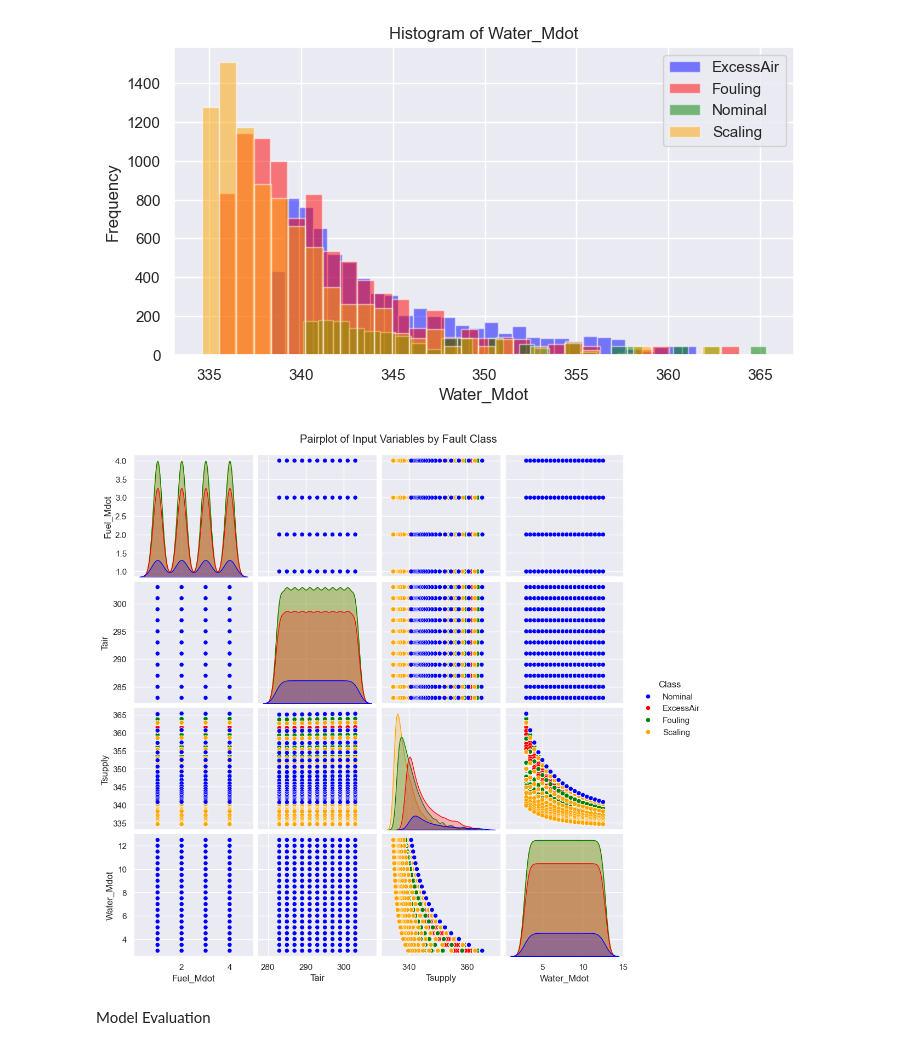
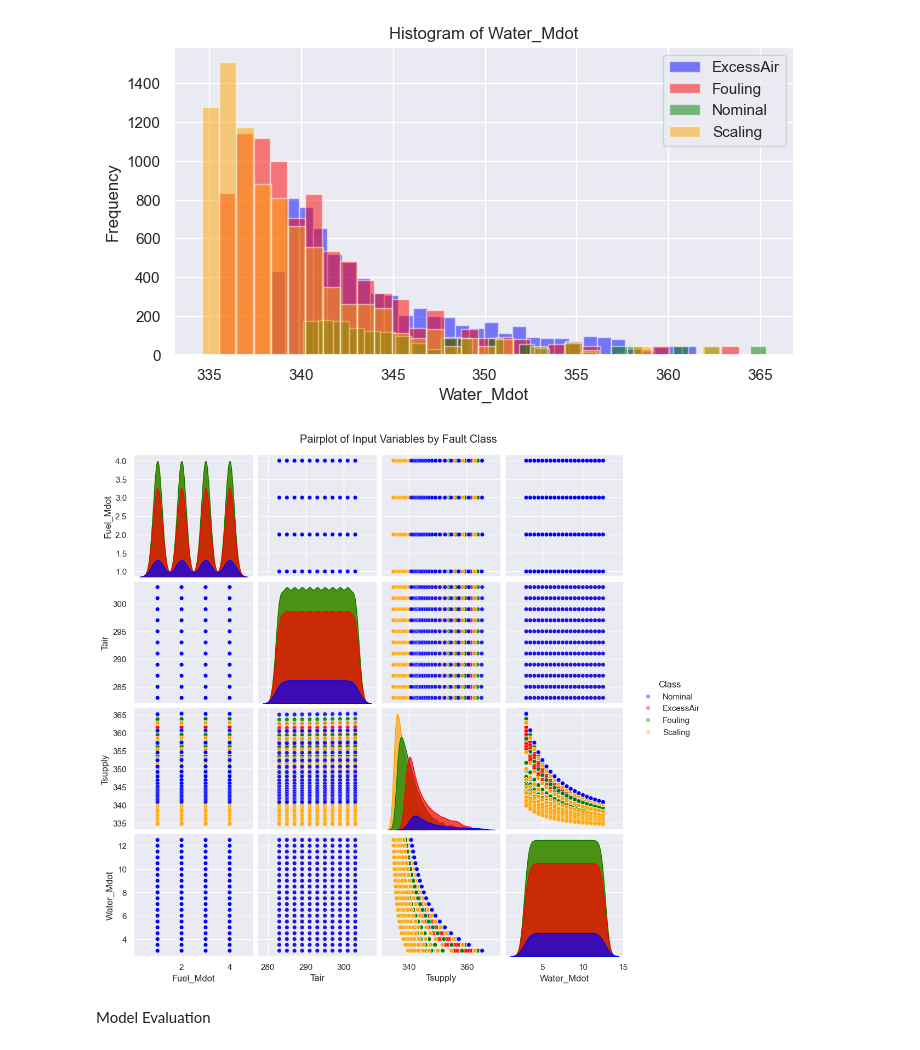
Before and after one commit to IKOKHONDEEKHONDERM/Machine_Learning_for_PM_and_PdM, a Jupyter notebook: Chapter13_DT_RF_Ensemble/RandomForest_FaultClassification_Boilers.ipynb, the cells around one changed output. Drawn from its saved outputs; the diff is of its cells as text; code cells hidden in the pictures.

```diff
--- a/Chapter13_DT_RF_Ensemble/RandomForest_FaultClassification_Boilers.ipynb
+++ b/Chapter13_DT_RF_Ensemble/RandomForest_FaultClassification_Boilers.ipynb
@@ -139,16 +139,27 @@ for i, col in enumerate(feature_names):
 [figure]
 [figure]
 # %%
-# Pairplot: ดูการกระจายของหลายตัวแปรพร้อมกัน
-from seaborn import pairplot
+import seaborn as sns
+import matplotlib.pyplot as plt
+
+feature_names = data.columns[[0,1,3,4]]
+class_names = le.classes_
+colors = ['blue', 'red', 'green', 'orange']
 
 df_plot = data.iloc[:, [0,1,3,4]].copy()
 df_plot['Class'] = output_label_text
-sns.pairplot(df_plot, hue='Class', palette=colors)
+sns.pairplot(
+    df_plot,
+    hue='Class',
+    palette=colors,
+    plot_kws={'alpha': 0.4, 's': 30},
+    diag_kws={'alpha': 0.7}
+)
+
 plt.suptitle("Pairplot of Input Variables by Fault Class", y=1.02)
 plt.show()
 # %% [output]
-[figure, old version]
+[figure, new version]
 # %% [markdown]
 Model Evaluation
 # %%
```
Also changed, not shown: 6 other files.
